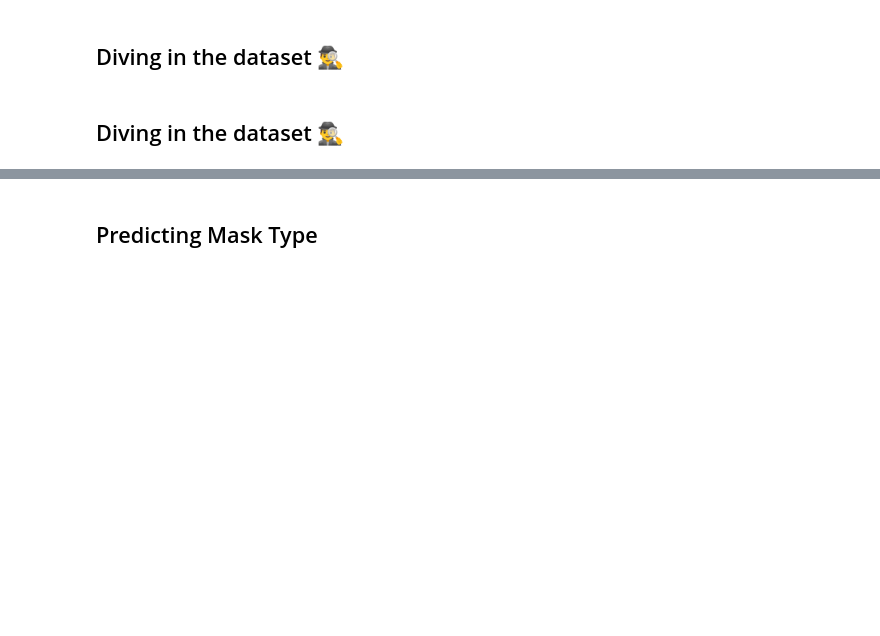
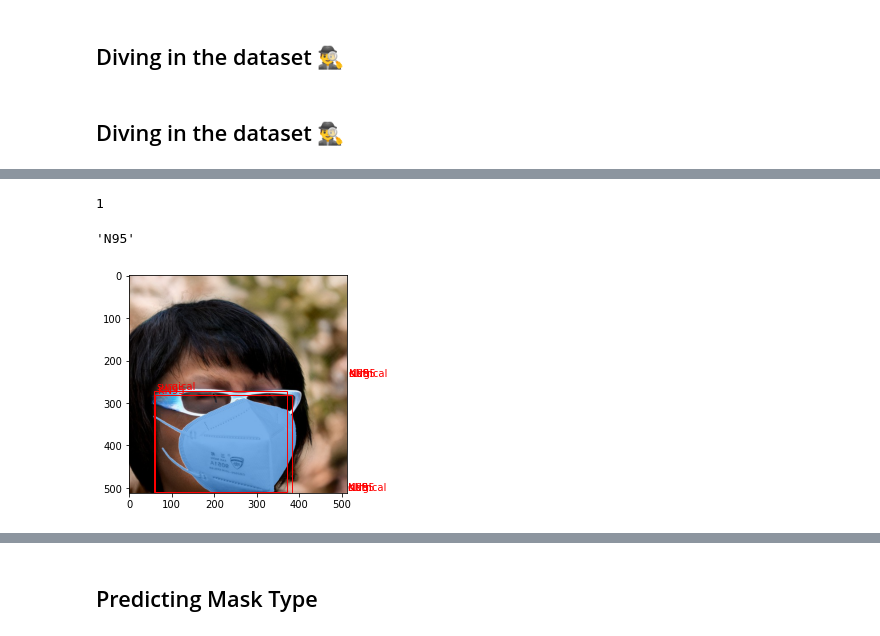
Before and after one commit to ibombonato/aicrowd-blitz-faceimages, a Jupyter notebook: Cópia_de_Getting_Starter_Notebook_for_Mask_Recognition_Challenge.ipynb, the cells around one changed output, grey strips where cells are left out. Saved outputs shown, nothing was run; the diff lists cells and outputs as text; code cells hidden in the pictures; blank space fills up the shorter version.

```diff
--- a/Cópia_de_Getting_Starter_Notebook_for_Mask_Recognition_Challenge.ipynb
+++ b/Cópia_de_Getting_Starter_Notebook_for_Mask_Recognition_Challenge.ipynb
@@ -120,0 +401,28 @@ move_images(val_df, "val")
+# %%
+tfiles = glob.glob("/content/data/test/test/*")
+#tfiles= tfiles[-3:]
+predf=pd.DataFrame(columns=['ImageID', 'bbox', 'masktype'])
+no_counter = 0
+for i in tqdm(range(len(tfiles))):
+  image = utils.read_image(tfiles[i])
+  fid = tfiles[i].replace("/content/data/test/test/",'').split('.')[0]
+  predictions = model.predict(image)
+  labels, boxes, scores = predictions
+  if len(boxes) == 0:
+    boxes = Tensor([[0, 0 , 0, 0]])
+    labels = ['N95']
+    no_counter += 1
+  predf=predf.append({'ImageID': fid, 'bbox': list(boxes[0].tolist()), 'masktype': labels[0]}, ignore_index=True)
+# %%
+no_counter
+# %% [output]
+1
+# %%
+labels = ['N95']
+labels[0]
+# %% [output]
+'N95'
+# %%
+visualize.show_labeled_image(image, boxes, labels)
+# %% [output]
+[figure, added]
```
Also changed, not shown: parts of 63 cells of this notebook.
